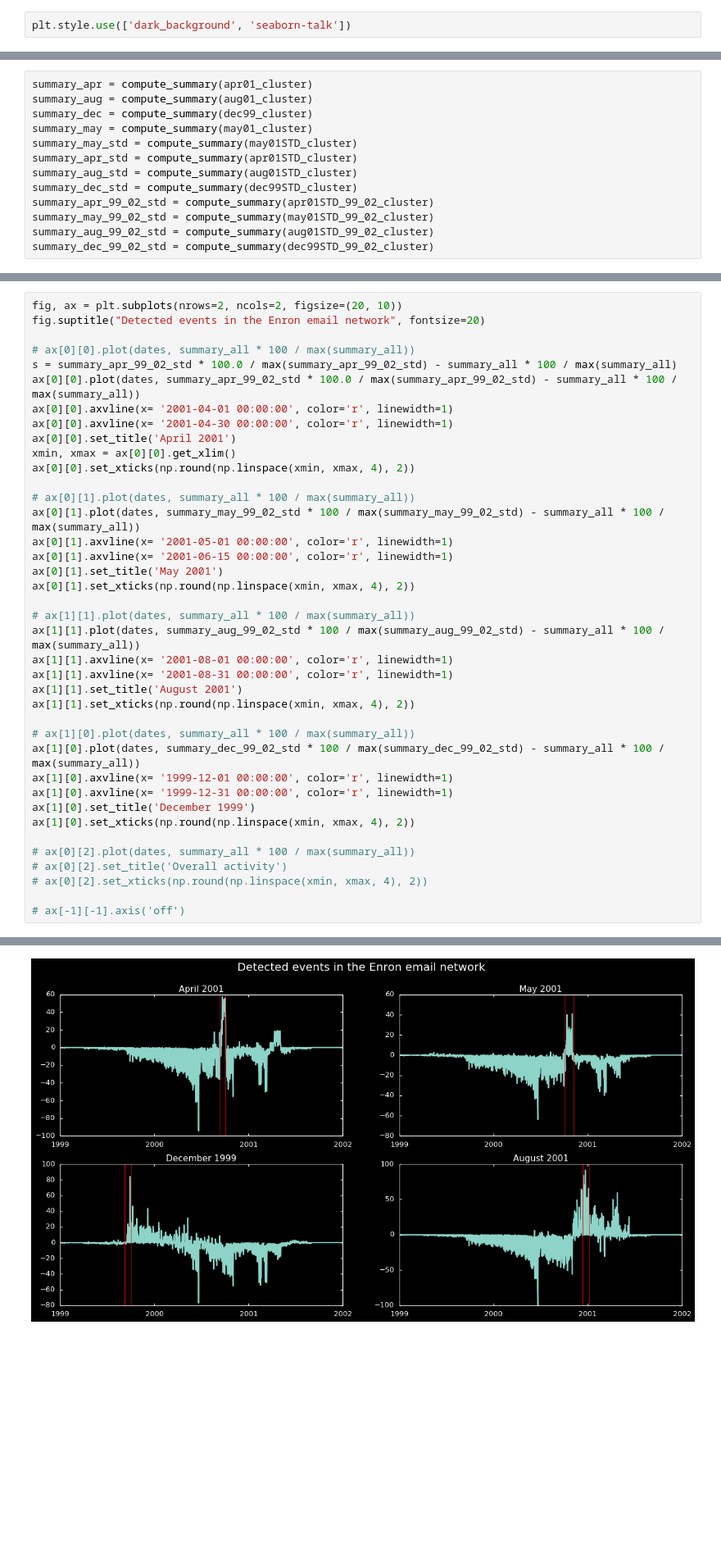
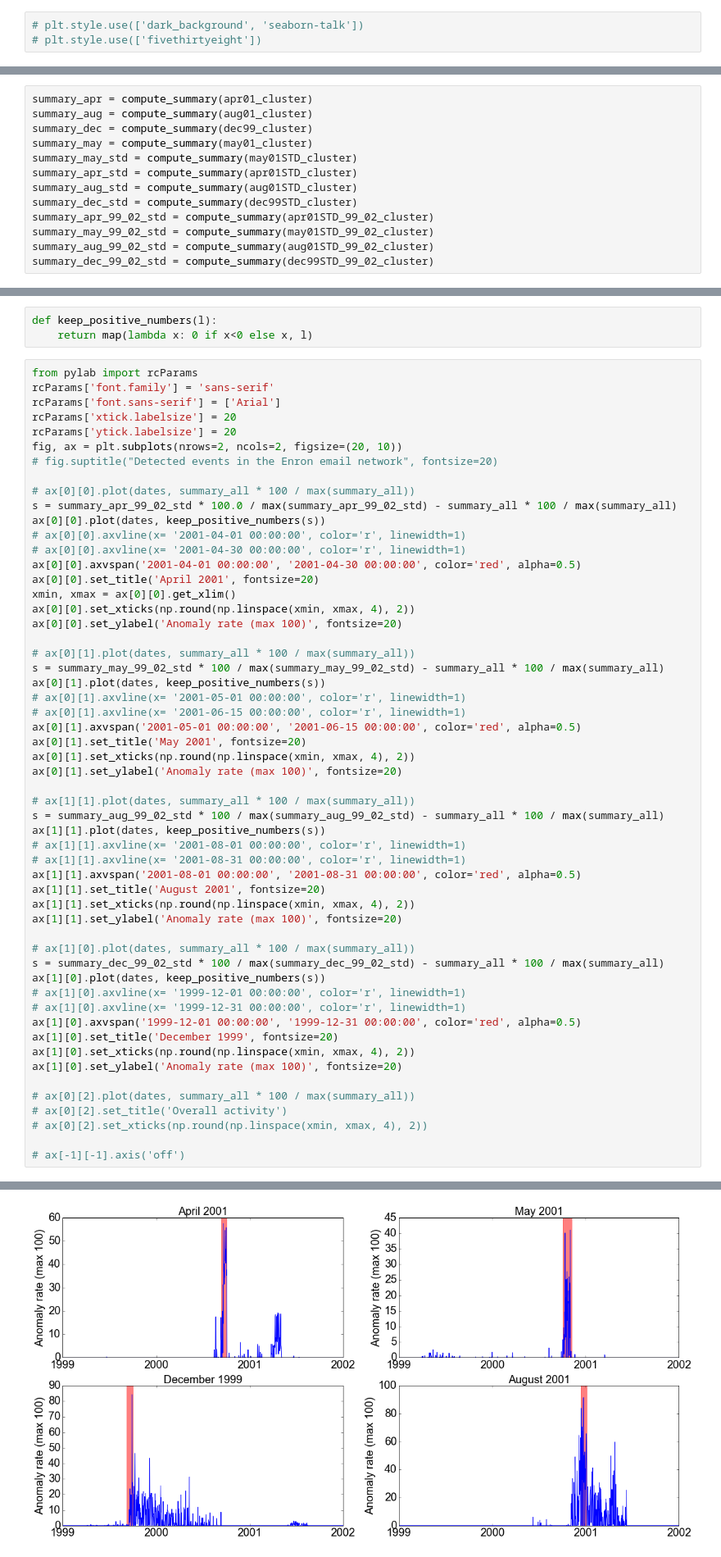
Before and after one commit to mizvol/enron-email-network-analysis, a Jupyter notebook: Enron-graph.ipynb, the cells around one changed output, grey strips where cells are left out. Shown at 82% size. Drawn from its saved outputs; the diff is of its cells as text; blank space fills up the shorter version.

Commit message:
Figure

```diff
--- a/Enron-graph.ipynb
+++ b/Enron-graph.ipynb
@@ -7,5 +11,6 @@ import numpy as np
 # %%
-plt.style.use(['dark_background', 'seaborn-talk'])
+# plt.style.use(['dark_background', 'seaborn-talk'])
+# plt.style.use(['fivethirtyeight'])
 # %%
 links = pd.read_csv('email-links-all.csv')
 # %%
@@ -295,36 +300,55 @@ plt.show()
+# %%
+def keep_positive_numbers(l):
+    return map(lambda x: 0 if x<0 else x, l)
 # %%
+from pylab import rcParams
+rcParams['font.family'] = 'sans-serif'
+rcParams['font.sans-serif'] = ['Arial']
+rcParams['xtick.labelsize'] = 20
+rcParams['ytick.labelsize'] = 20
 fig, ax = plt.subplots(nrows=2, ncols=2, figsize=(20, 10))
-fig.suptitle("Detected events in the Enron email network", fontsize=20)
+# fig.suptitle("Detected events in the Enron email network", fontsize=20)
 
 # ax[0][0].plot(dates, summary_all * 100 / max(summary_all))
 s = summary_apr_99_02_std * 100.0 / max(summary_apr_99_02_std) - summary_all * 100 / max(summary_all)
-ax[0][0].plot(dates, summary_apr_99_02_std * 100.0 / max(summary_apr_99_02_std) - summary_all * 100 / max(summary_all))
-ax[0][0].axvline(x= '2001-04-01 00:00:00', color='r', linewidth=1)
-ax[0][0].axvline(x= '2001-04-30 00:00:00', color='r', linewidth=1)
-ax[0][0].set_title('April 2001')
+ax[0][0].plot(dates, keep_positive_numbers(s))
+# ax[0][0].axvline(x= '2001-04-01 00:00:00', color='r', linewidth=1)
+# ax[0][0].axvline(x= '2001-04-30 00:00:00', color='r', linewidth=1)
+ax[0][0].axvspan('2001-04-01 00:00:00', '2001-04-30 00:00:00', color='red', alpha=0.5)
+ax[0][0].set_title('April 2001', fontsize=20)
 xmin, xmax = ax[0][0].get_xlim()
 ax[0][0].set_xticks(np.round(np.linspace(xmin, xmax, 4), 2))
+ax[0][0].set_ylabel('Anomaly rate (max 100)', fontsize=20)
 
 # ax[0][1].plot(dates, summary_all * 100 / max(summary_all))
-ax[0][1].plot(dates, summary_may_99_02_std * 100 / max(summary_may_99_02_std) - summary_all * 100 / max(summary_all))
-ax[0][1].axvline(x= '2001-05-01 00:00:00', color='r', linewidth=1)
-ax[0][1].axvline(x= '2001-06-15 00:00:00', color='r', linewidth=1)
-ax[0][1].set_title('May 2001')
+s = summary_may_99_02_std * 100 / max(summary_may_99_02_std) - summary_all * 100 / max(summary_all)
+ax[0][1].plot(dates, keep_positive_numbers(s))
+# ax[0][1].axvline(x= '2001-05-01 00:00:00', color='r', linewidth=1)
+# ax[0][1].axvline(x= '2001-06-15 00:00:00', color='r', linewidth=1)
+ax[0][1].axvspan('2001-05-01 00:00:00', '2001-06-15 00:00:00', color='red', alpha=0.5)
+ax[0][1].set_title('May 2001', fontsize=20)
 ax[0][1].set_xticks(np.round(np.linspace(xmin, xmax, 4), 2))
+ax[0][1].set_ylabel('Anomaly rate (max 100)', fontsize=20)
 
 # ax[1][1].plot(dates, summary_all * 100 / max(summary_all))
-ax[1][1].plot(dates, summary_aug_99_02_std * 100 / max(summary_aug_99_02_std) - summary_all * 100 / max(summary_all))
-ax[1][1].axvline(x= '2001-08-01 00:00:00', color='r', linewidth=1)
-ax[1][1].axvline(x= '2001-08-31 00:00:00', color='r', linewidth=1)
-ax[1][1].set_title('August 2001')
+s = summary_aug_99_02_std * 100 / max(summary_aug_99_02_std) - summary_all * 100 / max(summary_all)
+ax[1][1].plot(dates, keep_positive_numbers(s))
+# ax[1][1].axvline(x= '2001-08-01 00:00:00', color='r', linewidth=1)
+# ax[1][1].axvline(x= '2001-08-31 00:00:00', color='r', linewidth=1)
+ax[1][1].axvspan('2001-08-01 00:00:00', '2001-08-31 00:00:00', color='red', alpha=0.5)
+ax[1][1].set_title('August 2001', fontsize=20)
 ax[1][1].set_xticks(np.round(np.linspace(xmin, xmax, 4), 2))
+ax[1][1].set_ylabel('Anomaly rate (max 100)', fontsize=20)
 
 # ax[1][0].plot(dates, summary_all * 100 / max(summary_all))
-ax[1][0].plot(dates, summary_dec_99_02_std * 100 / max(summary_dec_99_02_std) - summary_all * 100 / max(summary_all))
-ax[1][0].axvline(x= '1999-12-01 00:00:00', color='r', linewidth=1)
-ax[1][0].axvline(x= '1999-12-31 00:00:00', color='r', linewidth=1)
-ax[1][0].set_title('December 1999')
+s = summary_dec_99_02_std * 100 / max(summary_dec_99_02_std) - summary_all * 100 / max(summary_all)
+ax[1][0].plot(dates, keep_positive_numbers(s))
+# ax[1][0].axvline(x= '1999-12-01 00:00:00', color='r', linewidth=1)
+# ax[1][0].axvline(x= '1999-12-31 00:00:00', color='r', linewidth=1)
+ax[1][0].axvspan('1999-12-01 00:00:00', '1999-12-31 00:00:00', color='red', alpha=0.5)
+ax[1][0].set_title('December 1999', fontsize=20)
 ax[1][0].set_xticks(np.round(np.linspace(xmin, xmax, 4), 2))
+ax[1][0].set_ylabel('Anomaly rate (max 100)', fontsize=20)
 
 # ax[0][2].plot(dates, summary_all * 100 / max(summary_all))
 # ax[0][2].set_title('Overall activity')
@@ -339 +360 @@ ax[1][0].set_xticks(np.round(np.linspace(xmin, xmax, 4), 2))
-[figure, old version]
+[figure, new version]
```
Also changed, not shown: parts of 4 cells of this notebook, 4 other files.
